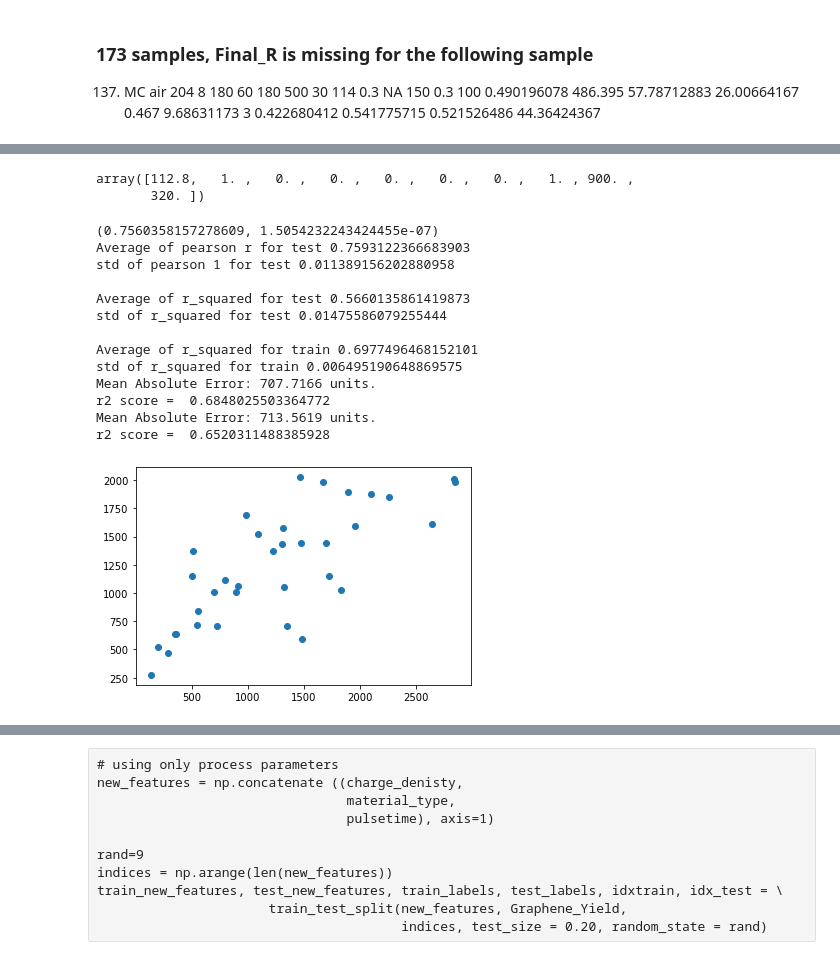
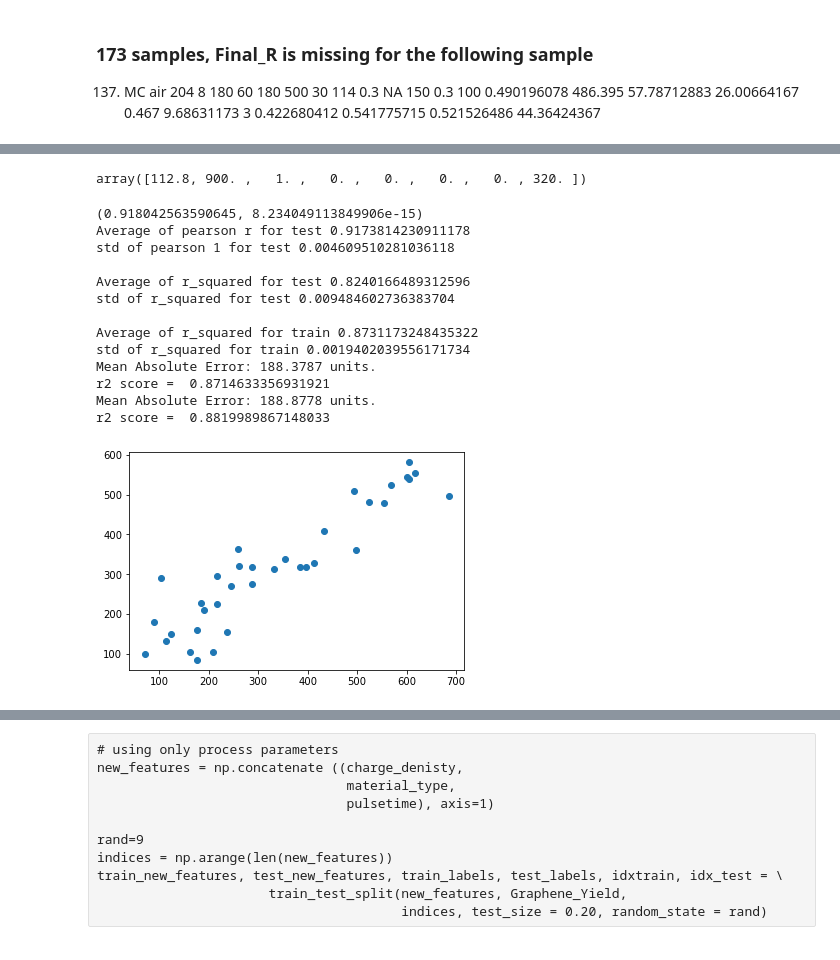
Before and after one commit to sattarik/Flash_Joule_Heating, a Jupyter notebook: RegressionAndPD_Porxyproperties_76test_80train_working.ipynb, the cells around one changed output, grey strips where cells are left out. Cells and saved outputs as stored; diff of their text form; code cells hidden in the pictures.

```diff
--- a/RegressionAndPD_Porxyproperties_76test_80train_working.ipynb
+++ b/RegressionAndPD_Porxyproperties_76test_80train_working.ipynb
@@ -357,6 +601,6 @@ Mean of  TCB is  319.81081081081084
 # %%
 # proxy properties
-Norm_I_Max = np.array (df['Norm_I_Max']).reshape(-1, 1)
+Norm_I_Max = np.array (df['I_Max']).reshape(-1, 1)
 Final_Current_Percent  = np.array (df['Final_Current_Percent']).reshape(-1, 1)
 Norm_charge_tot  = np.array (df['Norm_charge_tot']).reshape(-1, 1)
 # final prediction, yield of Graphene
@@ -375,8 +619,8 @@ heat_power = np.array (df['heat_power']).reshape(-1, 1)
 Material_CB = np.array (df['Material_CB']).reshape(-1, 1)
 Material_MC = np.array (df['Material_MC']).reshape(-1, 1)
 Material_PA = np.array (df['Material_PA']).reshape(-1, 1)
-Material_TCB = np.array (df['Material_TCB']).reshape(-1, 1)
-material_type = np.concatenate ((Material_CB, Material_MC, Material_PA, Material_TCB), axis=1)
+#Material_TCB = np.array (df['Material_TCB']).reshape(-1, 1)
+material_type = np.concatenate ((Material_CB, Material_MC, Material_PA), axis=1)
 # extra material descriptors
 # Cabot BP2000: Tensile Strength=17 MPa, particle size=15nm, specific surface area=1500(m2/g)
 # metallurgical coke: grain size=150-210 (um)
@@ -386,9 +630,9 @@ material_type = np.concatenate ((Material_CB, Material_MC, Material_PA, Material
 # type of Atmosphere
 Atmosphere_air = np.array (df['Atmosphere_air']).reshape(-1, 1)
 Atmosphere_arg = np.array (df['Atmosphere_arg']).reshape(-1, 1)
-Atmosphere_vac = np.array (df['Atmosphere_vac']).reshape(-1, 1)
+#Atmosphere_vac = np.array (df['Atmosphere_vac']).reshape(-1, 1)
 
-atmosphere_type = np.concatenate ((Atmosphere_air, Atmosphere_arg, Atmosphere_vac), axis=1)
+atmosphere_type = np.concatenate ((Atmosphere_air, Atmosphere_arg), axis=1)
 # %%
 # proxy (current-time plot) prediction (Final_Current_percent)
 new_features = np.concatenate ((charge_denisty,
@@ -429,8 +671,8 @@ start = time.time()
 for random_state in range(10):
     # after fixing the hyperparameters, train the model on all samples
     # Instantiate model with 1000 decision tree
-    xgbr_final_I_percent = XGBRegressor(max_depth=2, n_estimators=26, gamma=0.01,
-                   learning_rate=0.179, subsample=0.7, min_child_weight=2,
+    xgbr_final_I_percent = XGBRegressor(max_depth=3, n_estimators=30, gamma=0.01,
+                   learning_rate=0.15, subsample=0.77, min_child_weight=5,
                    random_state=random_state)
     # xgbr_final_I_percent = linear_model.BayesianRidge()
     # xgbr_final_I_percent = XGBRegressor()
@@ -543,8 +782,7 @@ feature_list = ['charge_denisty',
 # %%
 test_new_features[-1]
 # %% [output]
-array([112.8,   1. ,   0. ,   0. ,   0. ,   0. ,   0. ,   1. , 900. ,
-       320. ])
+array([112.8, 900. ,   1. ,   0. ,   0. ,   0. ,   0. , 320. ])
 # %%
 r_squareds = list()
 r_pearsons = list()
@@ -555,7 +793,7 @@ start = time.time()
 for random_state in range(10):
     # after fixing the hyperparameters, train the model on all samples
     # Instantiate model with 1000 decision tree
-    xgbr_norm_I_max = XGBRegressor(max_depth=2, n_estimators=24, gamma=0.001,
+    xgbr_norm_I_max = XGBRegressor(max_depth=3, n_estimators=28, gamma=0.001,
                    learning_rate=0.116, subsample=0.75, min_child_weight=6,
                   random_state=random_state)
     # xgbr_norm_I_max = linear_model.BayesianRidge()
@@ -588,45 +826,45 @@ print ('Average of r_squared for test', np.mean(np.array(r_squareds)))
 print ('std of r_squared for test', np.std(np.array(r_squareds)), '\n')
 
 print ('Average of r_squared for train', np.mean(np.array(r_squareds_train)))
 print ('std of r_squared for train', np.std(np.array(r_squareds_train)))
 
 
 
 xgbr_norm_I_max.fit(new_features, labels)
 # Use the forest's predict method on the test data
 Norm_I_Max_predicted = xgbr_norm_I_max.predict(new_features)
 # Calculate the absolute errors
 errors = abs(Norm_I_Max_predicted - Norm_I_Max)
 # Print out the mean absolute error (mae)
 print('Mean Absolute Error:', round(np.mean(errors), 4), 'units.')
 
 r_squared_Norm_I_Max_all = r2_score(Norm_I_Max, Norm_I_Max_predicted)
 print('r2 score = ', r_squared_Norm_I_Max_all)
 
 # Use the forest's predict method on the test data
 Norm_I_Max_test = xgbr_norm_I_max.predict(test_new_features)
 # Calculate the absolute errors
 errors_test = abs(Norm_I_Max_test - test_labels)
 # Print out the mean absolute error (mae)
 print('Mean Absolute Error:', round(np.mean(errors_test), 4), 'units.')
 
 r_squared_Norm_I_Max_test = r2_score(test_labels, Norm_I_Max_test)
 print('r2 score = ', r_squared_Norm_I_Max_test)
 # %% [output]
-(0.7560358157278609, 1.5054232243424455e-07)
-Average of pearson r for test 0.7593122366683903
-std of pearson 1 for test 0.011389156202880958
+(0.918042563590645, 8.234049113849906e-15)
+Average of pearson r for test 0.9173814230911178
+std of pearson 1 for test 0.004609510281036118
 
-Average of r_squared for test 0.5660135861419873
-std of r_squared for test 0.01475586079255444
+Average of r_squared for test 0.8240166489312596
+std of r_squared for test 0.009484602736383704
 
-Average of r_squared for train 0.6977496468152101
-std of r_squared for train 0.006495190648869575
-Mean Absolute Error: 707.7166 units.
-r2 score =  0.6848025503364772
-Mean Absolute Error: 713.5619 units.
-r2 score =  0.6520311488385928
+Average of r_squared for train 0.8731173248435322
+std of r_squared for train 0.0019402039556171734
+Mean Absolute Error: 188.3787 units.
+r2 score =  0.8714633356931921
+Mean Absolute Error: 188.8778 units.
+r2 score =  0.8819989867148033
-[figure, old version]
+[figure, new version]
 # %%
 # Get numerical feature importances
 importances = list(xgbr_norm_I_max.feature_importances_)
```
Also changed, not shown: parts of 35 cells of this notebook, 4 other files.
